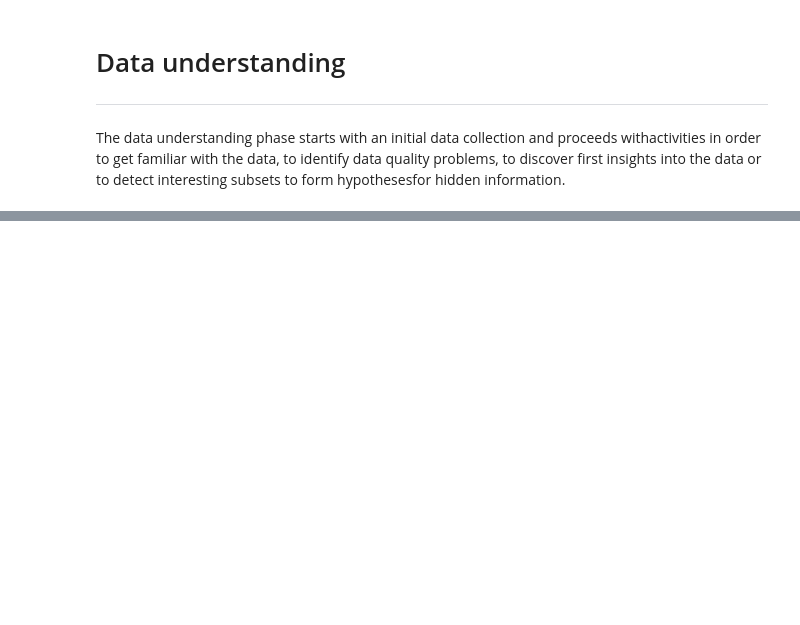
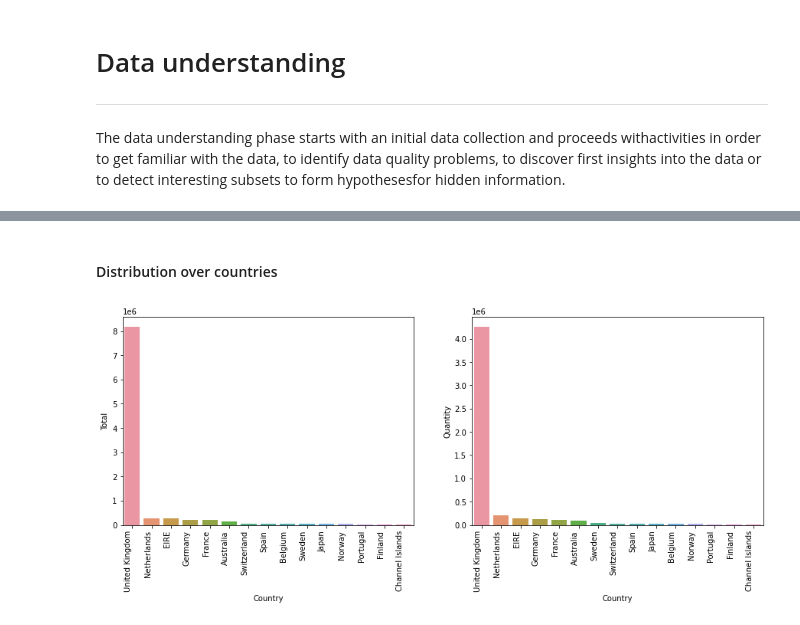
Before and after one commit to DanisAlukaev/Data-Mining, a Jupyter notebook: session01/2. Data understanding.ipynb, the cells around one changed output, grey strips where cells are left out. Cells and saved outputs as stored; diff of their text form; code cells hidden in the pictures; blank space fills up the shorter version.

```diff
--- a/session01/2. Data understanding.ipynb
+++ b/session01/2. Data understanding.ipynb
@@ -346,0 +95,2 @@ In the `InvoiceNo` there are string entries. The solution will be sort integers
+# %%
+data = pd.read_excel(path, sheet_name=sheet)
@@ -346,0 +164,9 @@ In the `InvoiceNo` there are string entries. The solution will be sort integers
+# %%
+df = data.copy()
+# %%
+df['Total'] = df.Quantity * df.UnitPrice
+df['Year'] = df.InvoiceDate.dt.year
+df['Month'] = df.InvoiceDate.dt.month
+df['Day'] = df.InvoiceDate.dt.day
+df['Weekday'] = df.InvoiceDate.dt.day_name()
+df['Hour'] = df.InvoiceDate.dt.hour
@@ -346,0 +182,15 @@ In the `InvoiceNo` there are string entries. The solution will be sort integers
+# %% [markdown]
+#### Distribution over countries
+# %%
+quantities = pd.DataFrame(df.groupby('Country')['Quantity'].sum()).sort_values(by='Quantity', ascending=False).reset_index()
+revenue = pd.DataFrame(df.groupby('Country')['Total'].sum()).sort_values(by='Total', ascending=False).reset_index()
+
+fig, (ax1, ax2) = plt.subplots(1, 2)
+fig.set_size_inches(15, 5)
+ax1 = sns.barplot(x='Country', y='Total', data=revenue.head(15), estimator=max, ax=ax1)
+ax1.set_xticklabels(ax1.get_xticklabels(), rotation=90, ha="right")
+ax2 = sns.barplot(x='Country', y='Quantity', data=quantities.head(15), estimator=max, ax=ax2)
+ax2.set_xticklabels(ax2.get_xticklabels(), rotation=90, ha="right")
+plt.show()
+# %% [output]
+[figure, added]
```
Also changed, not shown: parts of 56 cells of this notebook, 3 other files.
